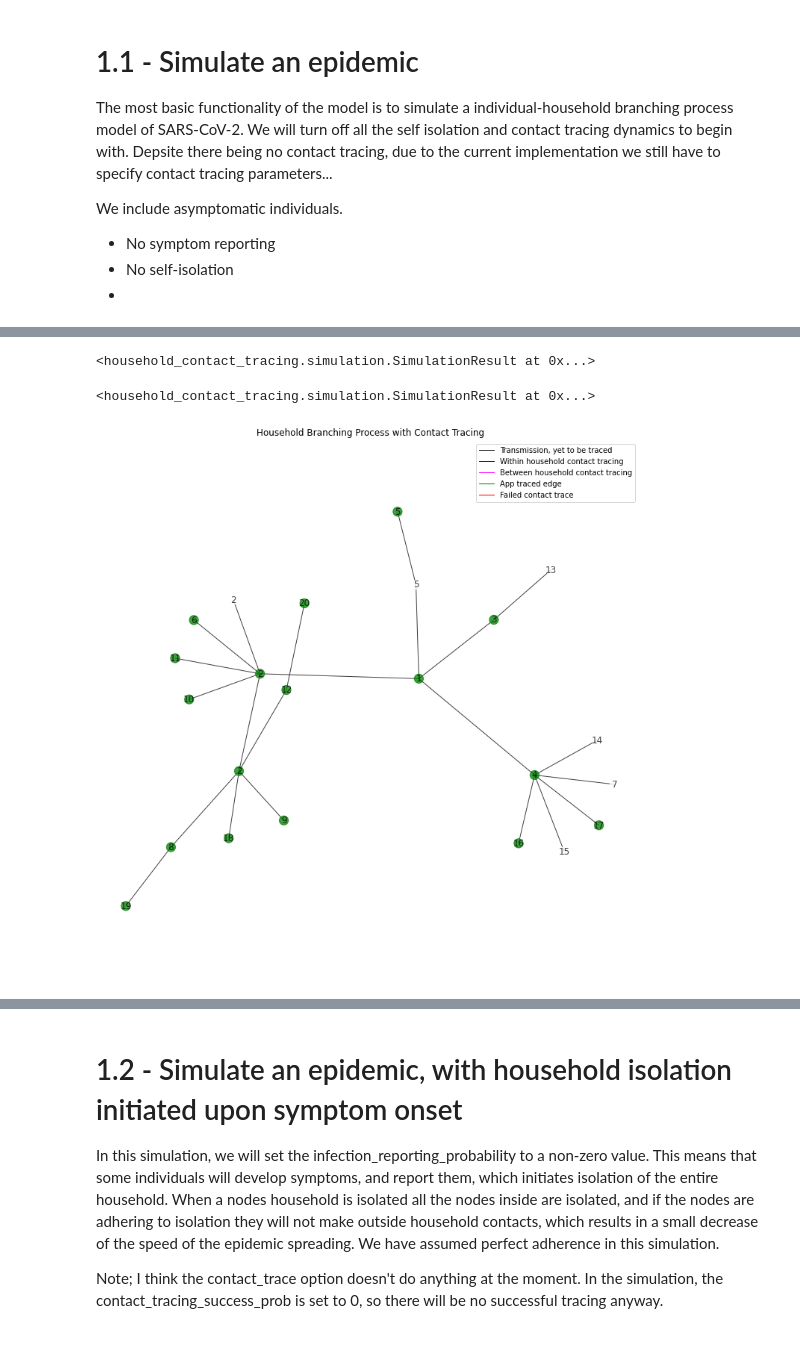
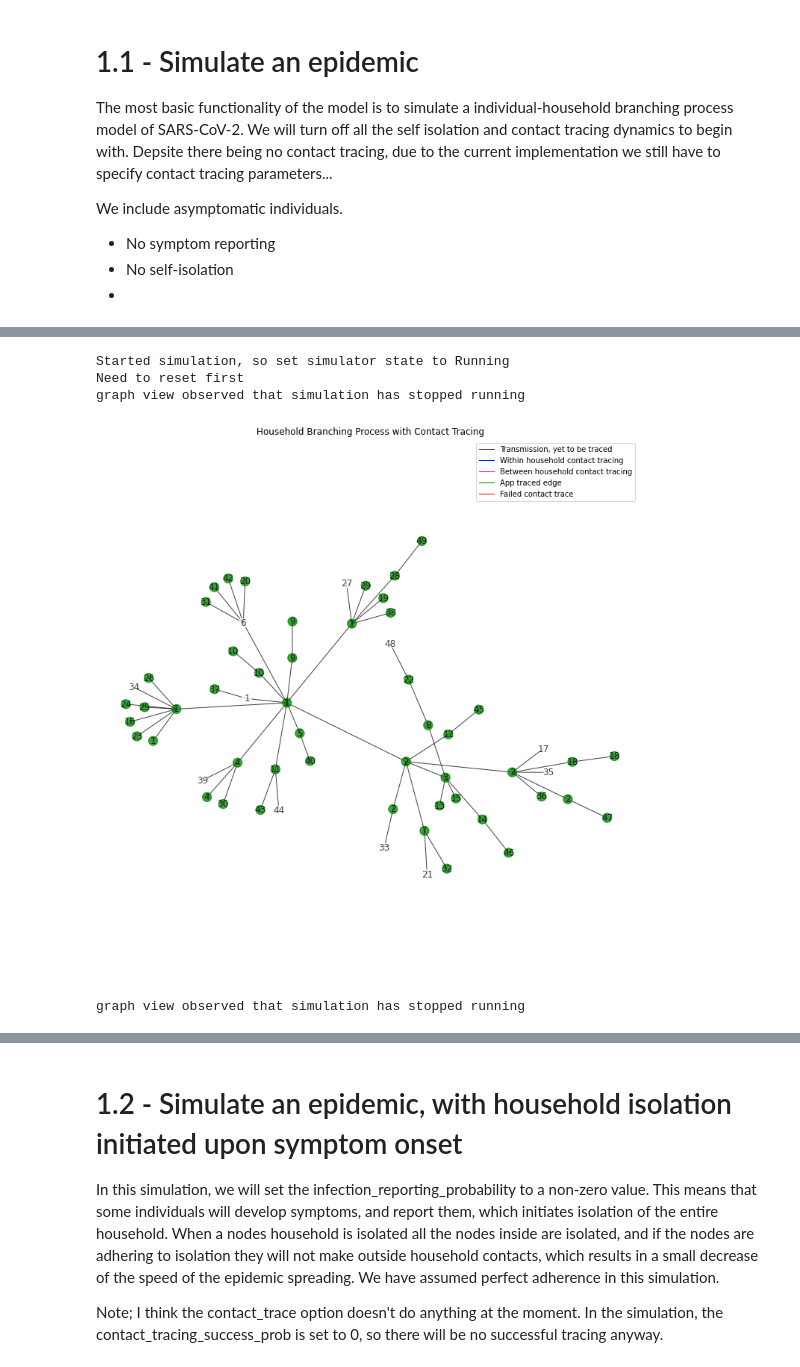
Before and after one commit to TTI-modelling/TestingContactModel, a Jupyter notebook: examples/household_level_contact_tracing.ipynb, the cells around one changed output, grey strips where cells are left out. Cells and saved outputs as stored; diff of their text form; code cells hidden in the pictures.

Commit message:
Tidied network/model decoupling and got test notebook working

```diff
--- a/examples/household_level_contact_tracing.ipynb
+++ b/examples/household_level_contact_tracing.ipynb
@@ -59,9 +62,9 @@ model_just_an_epidemic = hct.household_sim_contact_tracing(
-# %%
-model_just_an_epidemic.run_simulation(10)
-# %% [output]
-<household_contact_tracing.simulation.SimulationResult at 0x...>
-<household_contact_tracing.simulation.SimulationResult at 0x...>
-# %%
-model_just_an_epidemic.draw_network()
-# %% [output]
-[figure, removed]
+# %%
+controller = SimulationController(model_just_an_epidemic)
+controller.run_simulation(10)
+# %% [output]
+Started simulation, so set simulator state to Running
+Need to reset first
+graph view observed that simulation has stopped running
+[figure, added]
+graph view observed that simulation has stopped running
```
Also changed, not shown: parts of 36 cells of this notebook.
